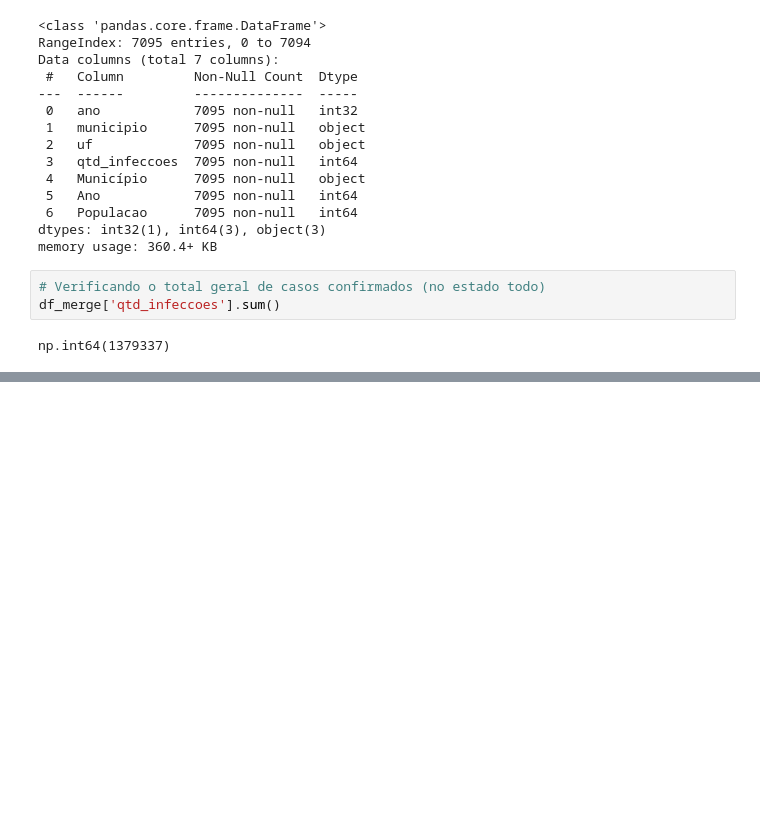
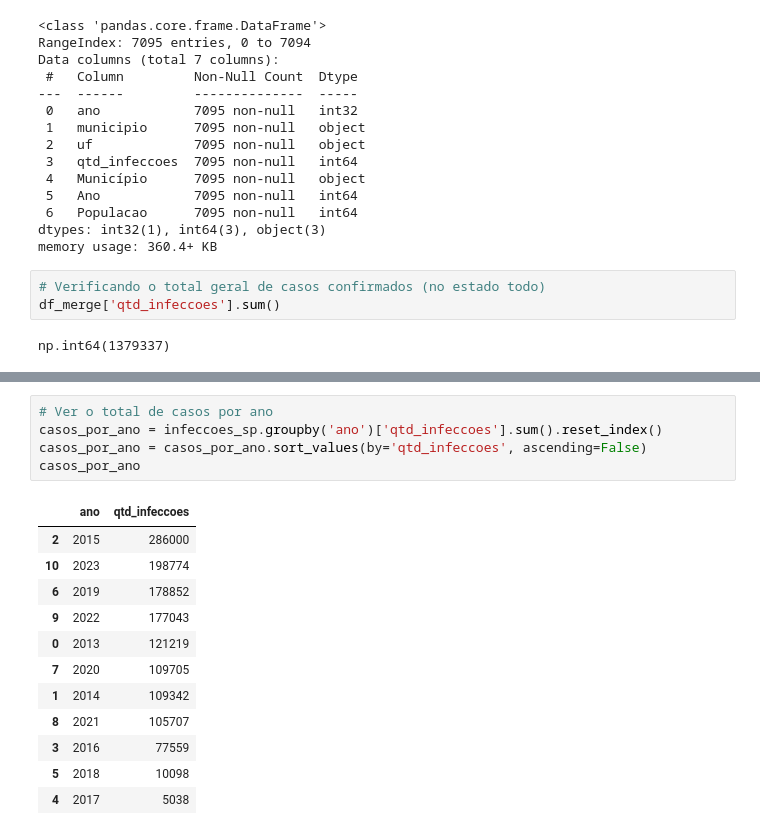
Before and after one commit to AndBalbino/AnaliseDeDados_DengueBrasil, a Jupyter notebook: Dengue_Brasil.ipynb, the cells around one changed output, grey strips where cells are left out. Drawn from its saved outputs; the diff is of its cells as text; blank space fills up the shorter version.

```diff
--- a/Dengue_Brasil.ipynb
+++ b/Dengue_Brasil.ipynb
@@ -571,0 +574,18 @@ casos_por_municipio
+# %%
+# Ver o total de casos por ano
+casos_por_ano = infeccoes_sp.groupby('ano')['qtd_infeccoes'].sum().reset_index()
+casos_por_ano = casos_por_ano.sort_values(by='qtd_infeccoes', ascending=False)
+casos_por_ano
+# %% [output]
+|  | ano | qtd_infeccoes |
+| 2 | 2015 | 286000 |
+| 10 | 2023 | 198774 |
+| 6 | 2019 | 178852 |
+| 9 | 2022 | 177043 |
+| 0 | 2013 | 121219 |
+| 7 | 2020 | 109705 |
+| 1 | 2014 | 109342 |
+| 8 | 2021 | 105707 |
+| 3 | 2016 | 77559 |
+| 5 | 2018 | 10098 |
+| 4 | 2017 | 5038 |
```
Also changed, not shown: parts of 3 cells of this notebook.
